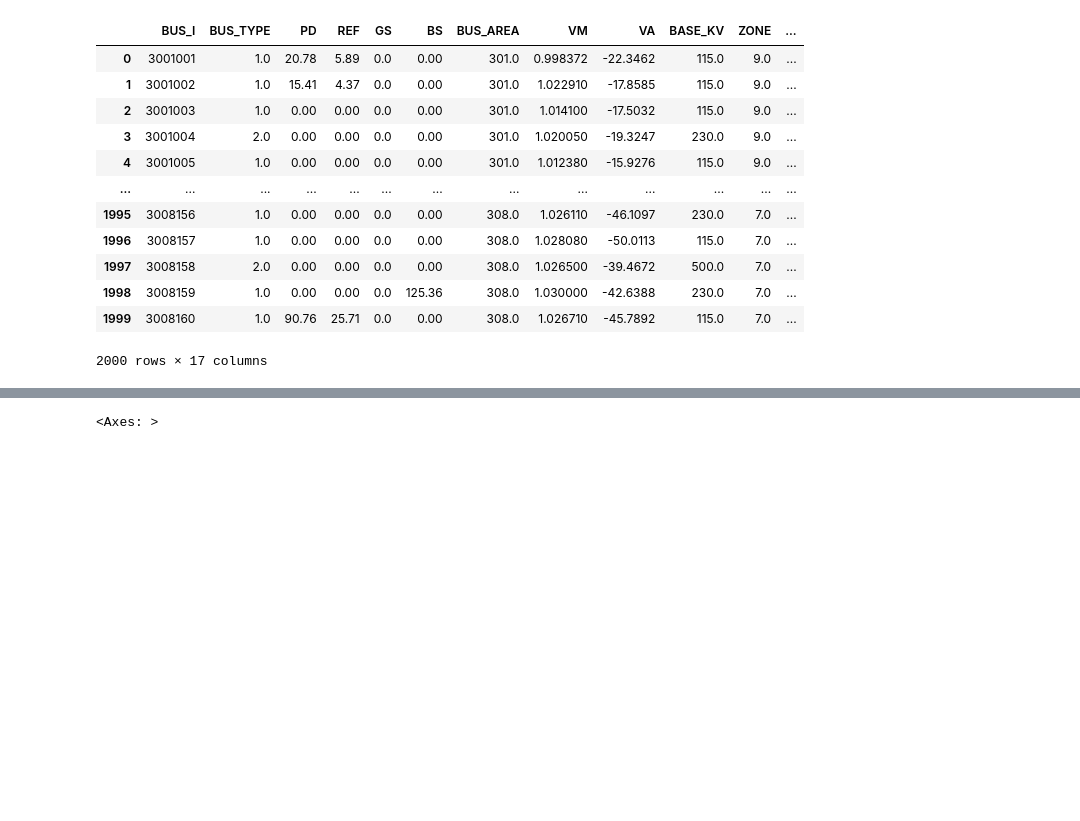
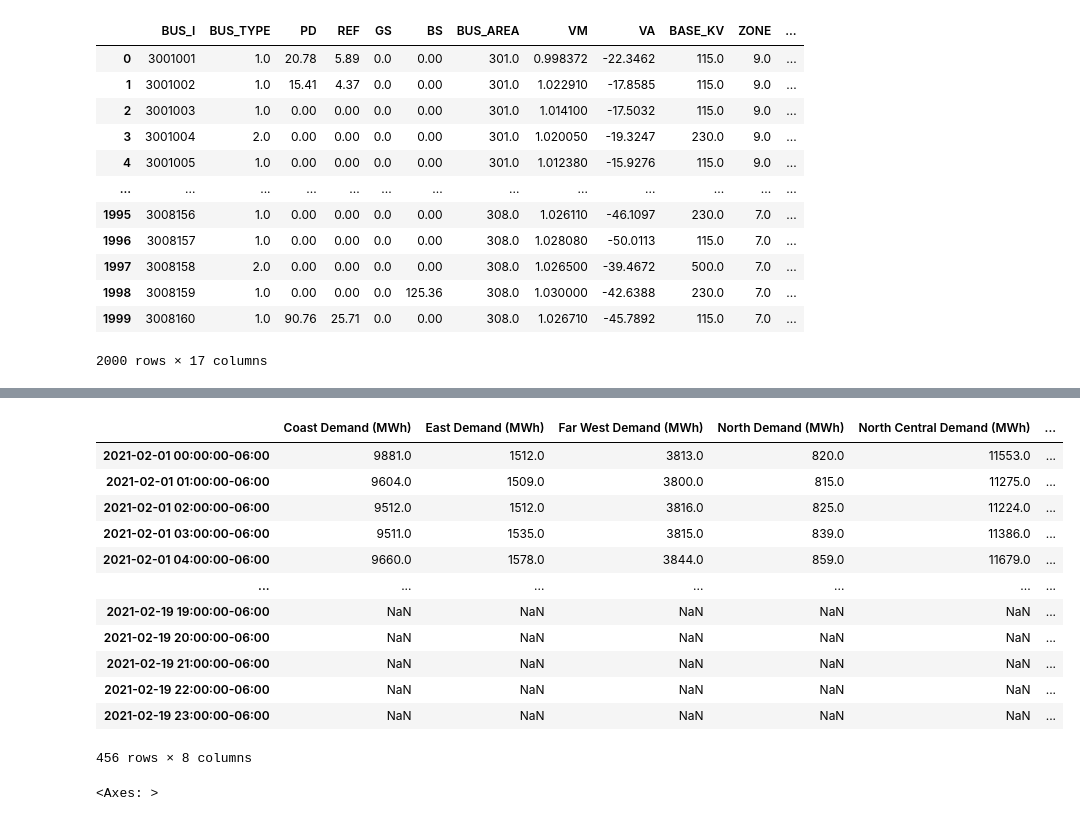
Before and after one commit to samgdotson/energy-lab, a Jupyter notebook: 2021-TX-Power-Outage/notebooks/code-replicate.ipynb, the cells around one changed output, grey strips where cells are left out. Saved outputs shown, nothing was run; the diff lists cells and outputs as text; code cells hidden in the pictures; blank space fills up the shorter version.

```diff
--- a/2021-TX-Power-Outage/notebooks/code-replicate.ipynb
+++ b/2021-TX-Power-Outage/notebooks/code-replicate.ipynb
@@ -257,3 +306,19 @@ for i, curr_cty in enumerate(cty_out_dist_df.columns):
+# %%
+load_df
+# %% [output]
+|  | Coast Demand (MWh) | East Demand (MWh) | Far West Demand (MWh) | North Demand (MWh) | North Central Demand (MWh) | ... |
+| 2021-02-01 00:00:00-06:00 | 9881.0 | 1512.0 | 3813.0 | 820.0 | 11553.0 | ... |
+| 2021-02-01 01:00:00-06:00 | 9604.0 | 1509.0 | 3800.0 | 815.0 | 11275.0 | ... |
+| 2021-02-01 02:00:00-06:00 | 9512.0 | 1512.0 | 3816.0 | 825.0 | 11224.0 | ... |
+| 2021-02-01 03:00:00-06:00 | 9511.0 | 1535.0 | 3815.0 | 839.0 | 11386.0 | ... |
+| 2021-02-01 04:00:00-06:00 | 9660.0 | 1578.0 | 3844.0 | 859.0 | 11679.0 | ... |
+| ... | ... | ... | ... | ... | ... | ... |
+| 2021-02-19 19:00:00-06:00 | NaN | NaN | NaN | NaN | NaN | ... |
+| 2021-02-19 20:00:00-06:00 | NaN | NaN | NaN | NaN | NaN | ... |
+| 2021-02-19 21:00:00-06:00 | NaN | NaN | NaN | NaN | NaN | ... |
+| 2021-02-19 22:00:00-06:00 | NaN | NaN | NaN | NaN | NaN | ... |
+| 2021-02-19 23:00:00-06:00 | NaN | NaN | NaN | NaN | NaN | ... |
+456 rows × 8 columns
 # %%
 lf_df = lf_df.reindex(study_index)
 gen_df = gen_df.reindex(study_index)
```
Also changed, not shown: parts of 27 cells of this notebook.
